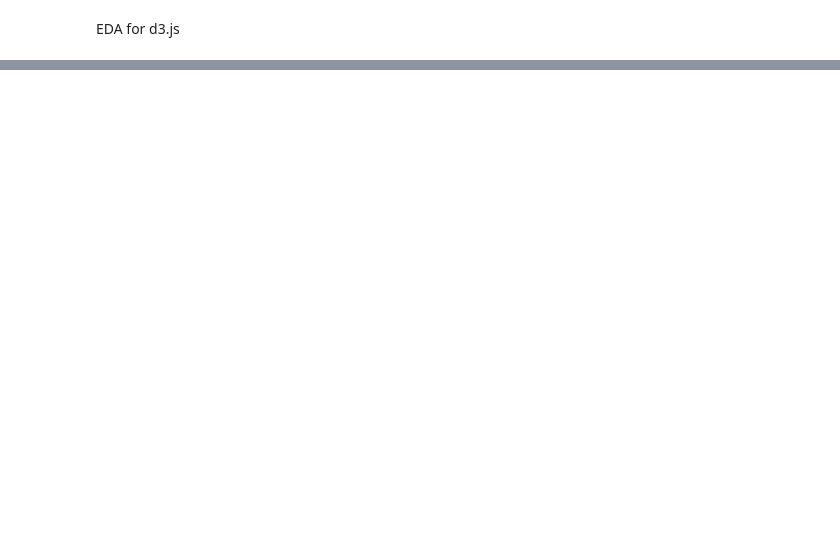
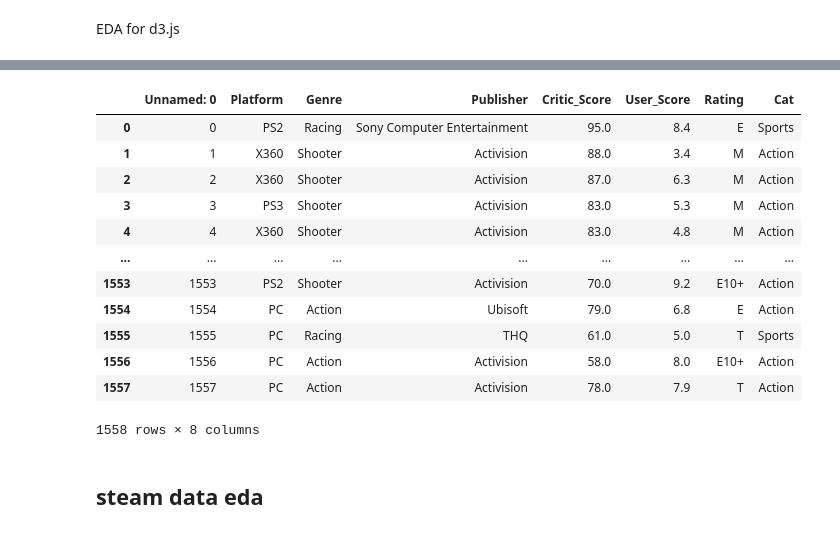
Before and after one commit to liumingqian0511/ANLY503_FINAL_PROJECT9, a Jupyter notebook: EDA_1.ipynb, the cells around one changed output, grey strips where cells are left out. Drawn from its saved outputs; the diff is of its cells as text; code cells hidden in the pictures; blank space fills up the shorter version.

```diff
--- a/EDA_1.ipynb
+++ b/EDA_1.ipynb
@@ -23,0 +199,19 @@ steam.head()
+# %%
+df=pd.read_csv('/Users/xiangxin/2023-anly503-xx123/ANLY503_FINAL_PROJECT/cleaned_video_game.csv')
+df
+# %% [output]
+|  | Unnamed: 0 | Platform | Genre | Publisher | Critic_Score | User_Score | Rating | Cat |
+| 0 | 0 | PS2 | Racing | Sony Computer Entertainment | 95.0 | 8.4 | E | Sports |
+| 1 | 1 | X360 | Shooter | Activision | 88.0 | 3.4 | M | Action |
+| 2 | 2 | X360 | Shooter | Activision | 87.0 | 6.3 | M | Action |
+| 3 | 3 | PS3 | Shooter | Activision | 83.0 | 5.3 | M | Action |
+| 4 | 4 | X360 | Shooter | Activision | 83.0 | 4.8 | M | Action |
+| ... | ... | ... | ... | ... | ... | ... | ... | ... |
+| 1553 | 1553 | PS2 | Shooter | Activision | 70.0 | 9.2 | E10+ | Action |
+| 1554 | 1554 | PC | Action | Ubisoft | 79.0 | 6.8 | E | Action |
+| 1555 | 1555 | PC | Racing | THQ | 61.0 | 5.0 | T | Sports |
+| 1556 | 1556 | PC | Action | Activision | 58.0 | 8.0 | E10+ | Action |
+| 1557 | 1557 | PC | Action | Activision | 78.0 | 7.9 | T | Action |
+1558 rows × 8 columns
+# %% [markdown]
+## steam data eda
```
Also changed, not shown: parts of 31 cells of this notebook, 16 other files.
